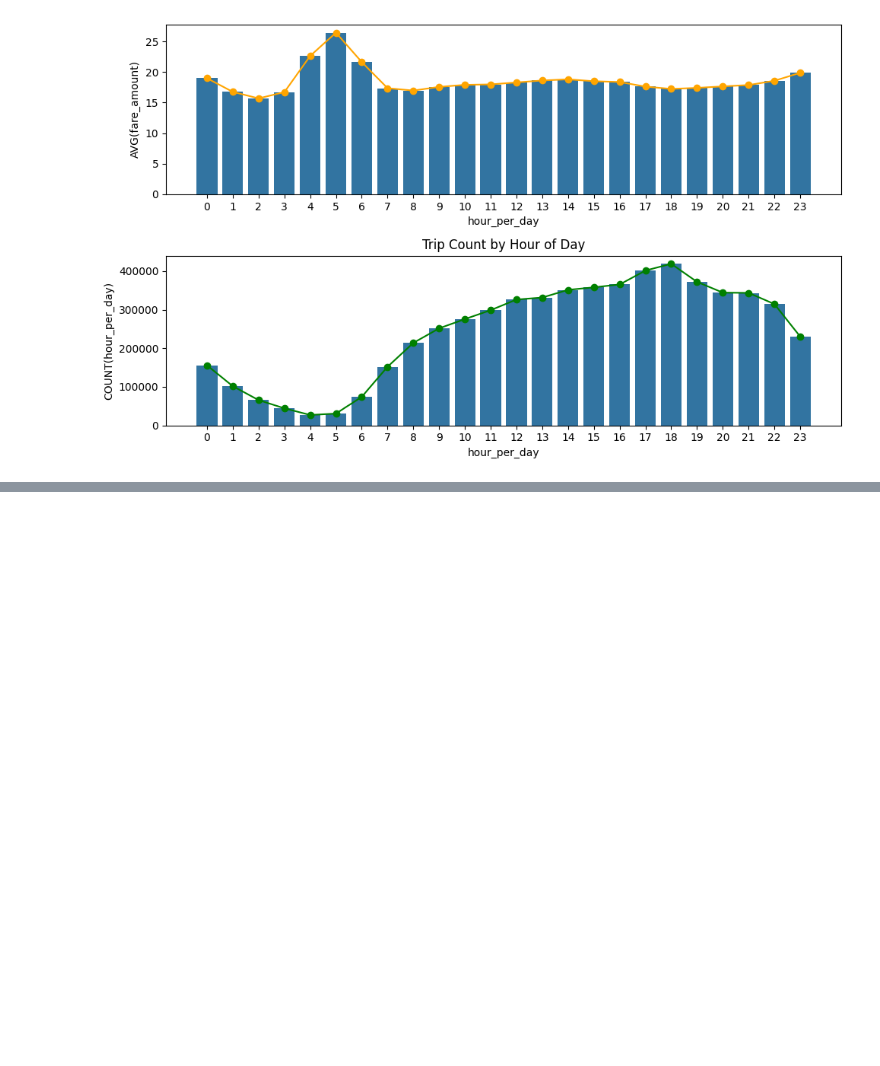
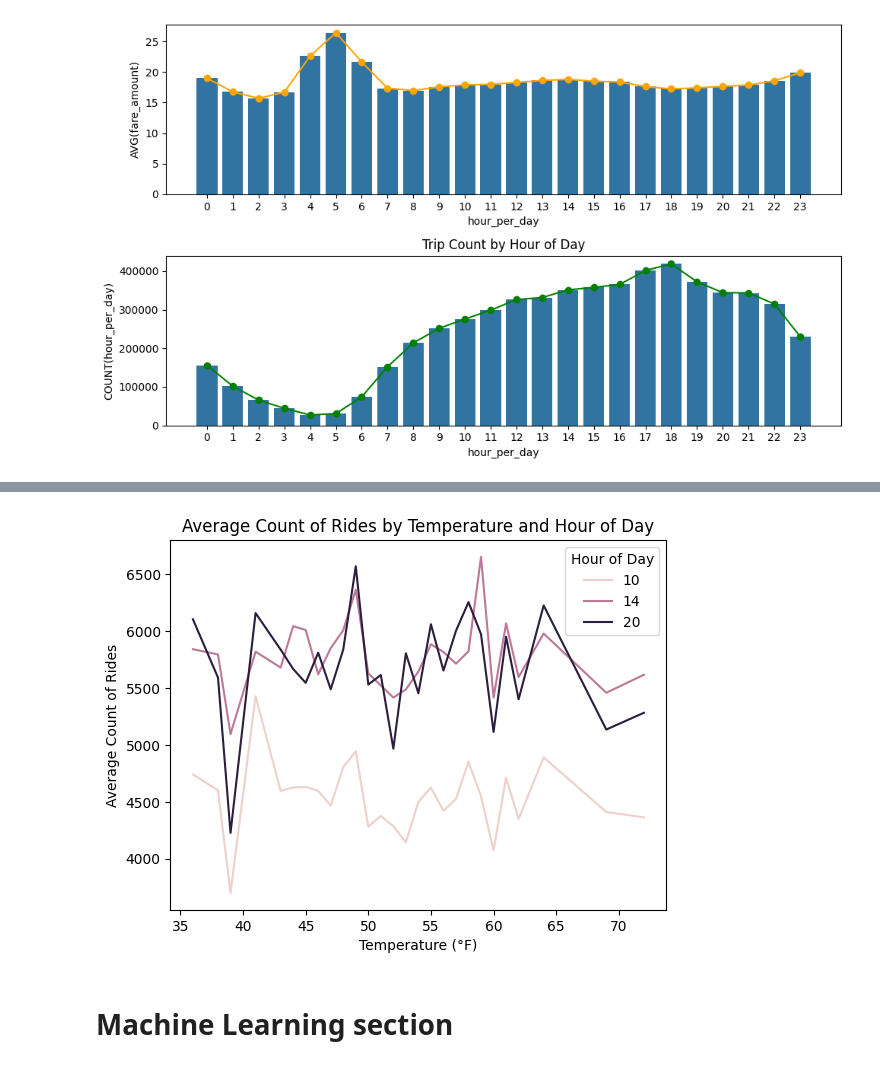
Before and after one commit to matthewviray/nyc-taxi-demand-revenue-ml, a Jupyter notebook: taxi.ipynb, the cells around one changed output, grey strips where cells are left out. Drawn from its saved outputs; the diff is of its cells as text; code cells hidden in the pictures; blank space fills up the shorter version.

```diff
--- a/taxi.ipynb
+++ b/taxi.ipynb
@@ -287,0 +296,20 @@ print(condition_fare)
+# %%
+time_temp_rides_query = """
+SELECT temp, hour_taxi, AVG(count_of_rides), AVG(fare_sum) as avg_fair_sum
+FROM (SELECT pickup_date, HOUR(tpep_pickup_datetime) as hour_taxi, ROUND(temp) as temp, COUNT(*) as count_of_rides, SUM(fare_amount) AS fare_sum FROM nyc_taxi.yellow_taxi_clean GROUP BY pickup_date , HOUR(tpep_pickup_datetime), ROUND(temp)) AS temp_by_hour
+WHERE hour_taxi IN (10,14,20)
+GROUP BY temp,hour_taxi
+ORDER BY temp, hour_taxi;
+
+"""
+time_temp_rides = pd.read_sql(time_temp_rides_query, db_connection)
+sns.lineplot(data=time_temp_rides, x='temp', y='AVG(count_of_rides)', hue='hour_taxi')
+plt.title('Average Count of Rides by Temperature and Hour of Day')
+plt.xlabel('Temperature (°F)')
+plt.ylabel('Average Count of Rides')
+plt.legend(title='Hour of Day')
+plt.show()
+# %% [output]
+[figure, added]
+# %% [markdown]
+# Machine Learning section
```
Also changed, not shown: parts of 9 cells of this notebook, 2 other files.
